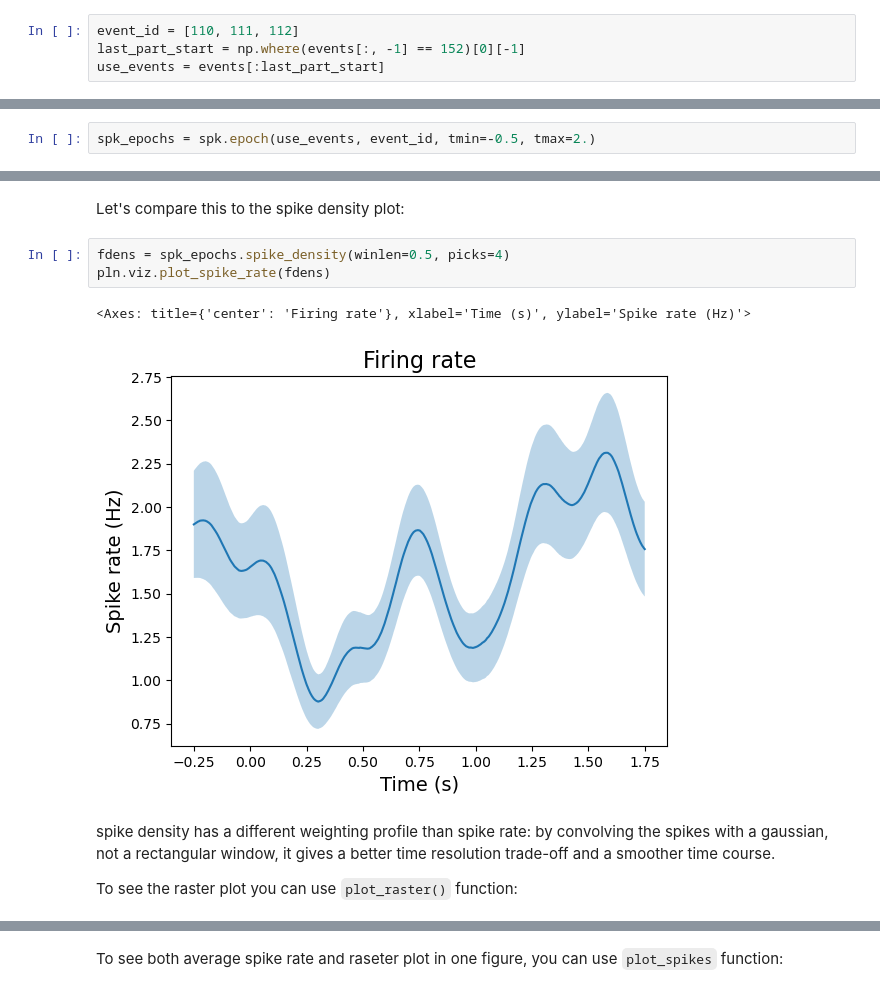
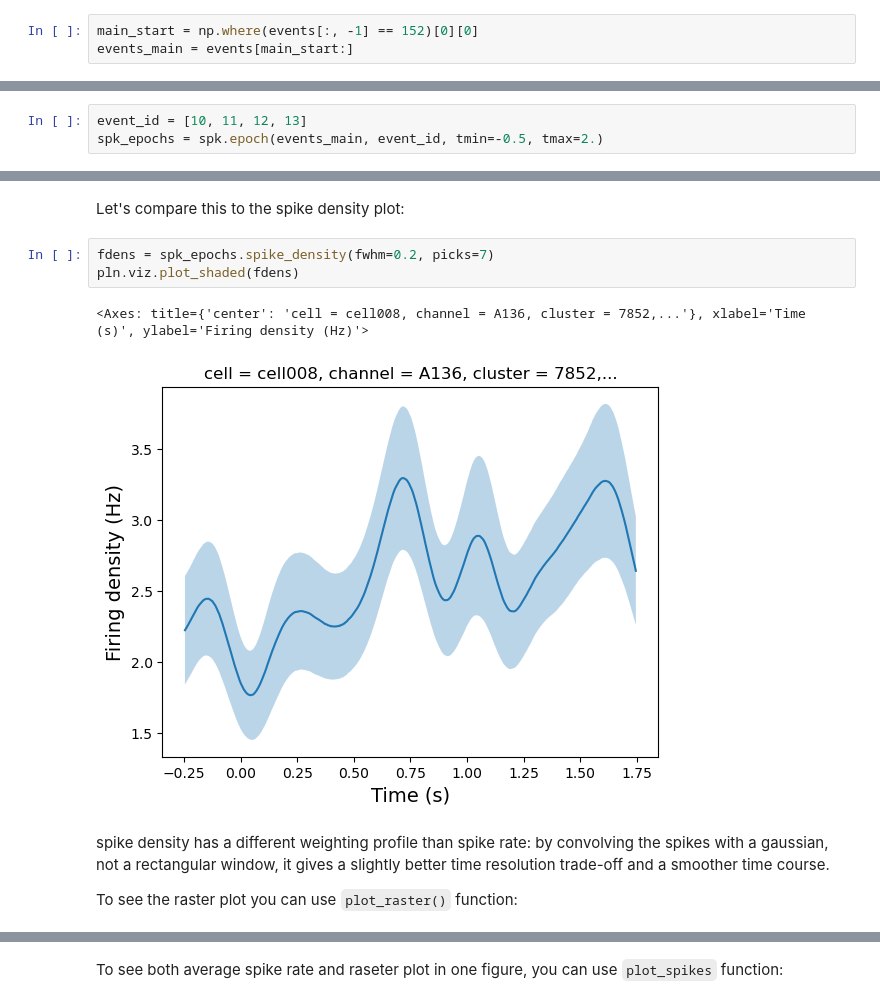
Before and after one commit to labianca/pylabianca, a Jupyter notebook: doc/intro_overview.ipynb, the cells around one changed output, grey strips where cells are left out. Drawn from its saved outputs; the diff is of its cells as text.

```diff
--- a/doc/intro_overview.ipynb
+++ b/doc/intro_overview.ipynb
@@ -120,11 +120,11 @@ Additionally, because the task contains multiple parts (like training), we will
 # %%
-event_id = [110, 111, 112]
-last_part_start = np.where(events[:, -1] == 152)[0][-1]
-use_events = events[:last_part_start]
+main_start = np.where(events[:, -1] == 152)[0][0]
+events_main = events[main_start:]
 # %% [markdown]
 We can now epoch spikes using `.epoch()` method of the `Spikes` object. We will epoch spikes with respect to image presentation, with 0.5 second pre-stimulus and 2 second post-stimulus window.
 # %%
-spk_epochs = spk.epoch(use_events, event_id, tmin=-0.5, tmax=2.)
+event_id = [10, 11, 12, 13]
+spk_epochs = spk.epoch(events_main, event_id, tmin=-0.5, tmax=2.)
 # %% [markdown]
 Let's take a look at the text representation of the resulting `SpikeEpochs` object:
 # %%
@@ -162,13 +162,13 @@ pln.viz.plot_spike_rate(frate.isel(cell=4))
 # %% [markdown]
 Let's compare this to the spike density plot:
 # %%
-fdens = spk_epochs.spike_density(winlen=0.5, picks=4)
-pln.viz.plot_spike_rate(fdens)
+fdens = spk_epochs.spike_density(fwhm=0.2, picks=7)
+pln.viz.plot_shaded(fdens)
 # %% [output]
-<Axes: title={'center': 'Firing rate'}, xlabel='Time (s)', ylabel='Spike rate (Hz)'>
+<Axes: title={'center': 'cell = cell008, channel = A136, cluster = 7852,...'}, xlabel='Time (s)', ylabel='Firing density (Hz)'>
-[figure, old version]
+[figure, new version]
 # %% [markdown]
-spike density has a different weighting profile than spike rate: by convolving the spikes with a gaussian, not a rectangular window, it gives a better time resolution trade-off and a smoother time course.
+spike density has a different weighting profile than spike rate: by convolving the spikes with a gaussian, not a rectangular window, it gives a slightly better time resolution trade-off and a smoother time course.
 
 To see the raster plot you can use `plot_raster()` function:
 # %%
```
Also changed, not shown: parts of 44 cells of this notebook.
